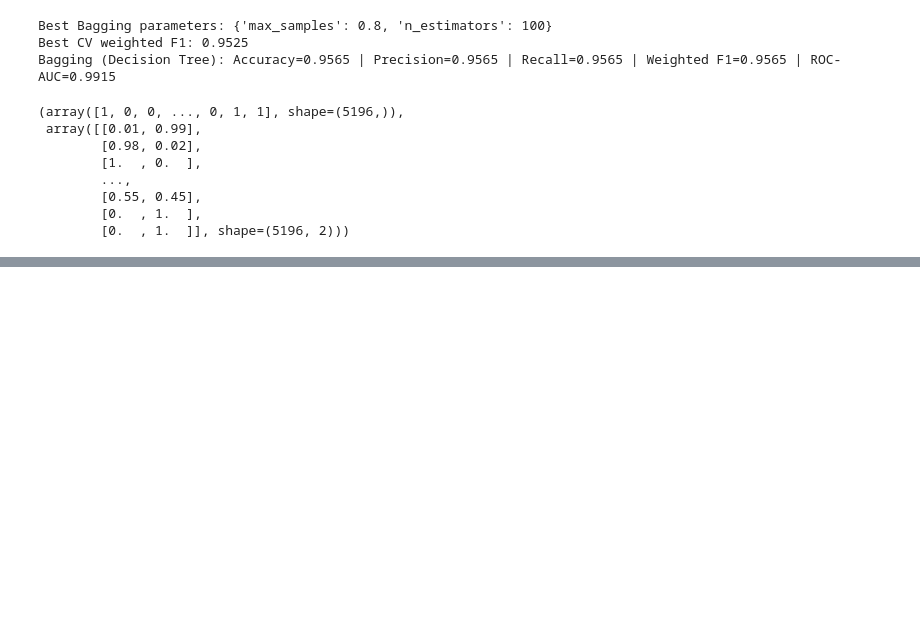
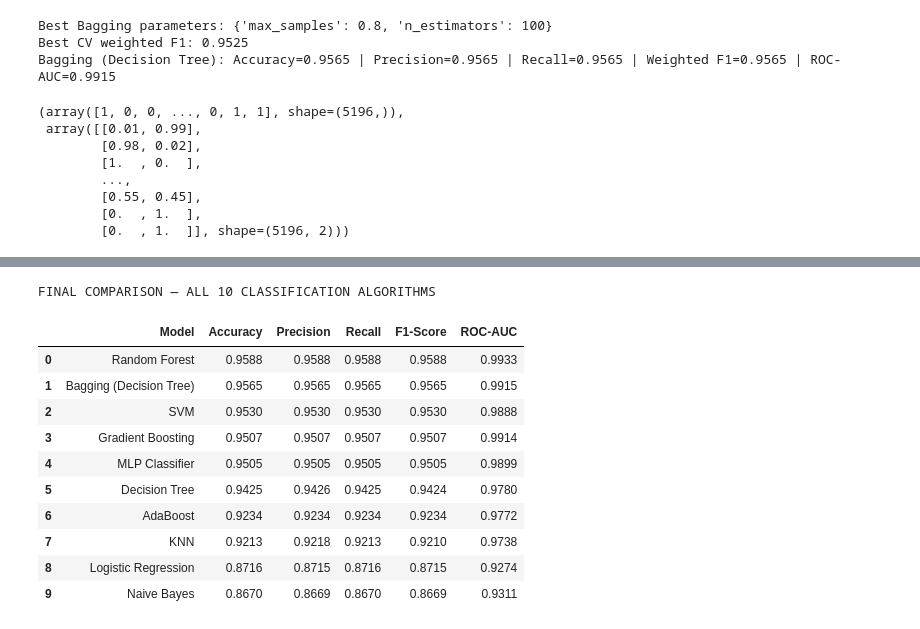
Before and after one commit to hemnath-28/ML-Evaulation-, a Jupyter notebook: notebooks/classification.ipynb, the cells around one changed output, grey strips where cells are left out. Cells and saved outputs as stored; diff of their text form; code cells hidden in the pictures; blank space fills up the shorter version.

```diff
--- a/notebooks/classification.ipynb
+++ b/notebooks/classification.ipynb
@@ -586,0 +621,22 @@ Bagging (Decision Tree): Accuracy=0.9565 | Precision=0.9565 | Recall=0.9565 | We
+# %%
+final_results_df = (
+    pd.DataFrame(results)
+    .drop_duplicates(subset=["Model"], keep="last")
+    .sort_values("F1-Score", ascending=False)
+    .reset_index(drop=True)
+)
+print("FINAL COMPARISON — ALL 10 CLASSIFICATION ALGORITHMS")
+display(final_results_df)
+# %% [output]
+FINAL COMPARISON — ALL 10 CLASSIFICATION ALGORITHMS
+|  | Model | Accuracy | Precision | Recall | F1-Score | ROC-AUC |
+| 0 | Random Forest | 0.9588 | 0.9588 | 0.9588 | 0.9588 | 0.9933 |
+| 1 | Bagging (Decision Tree) | 0.9565 | 0.9565 | 0.9565 | 0.9565 | 0.9915 |
+| 2 | SVM | 0.9530 | 0.9530 | 0.9530 | 0.9530 | 0.9888 |
+| 3 | Gradient Boosting | 0.9507 | 0.9507 | 0.9507 | 0.9507 | 0.9914 |
+| 4 | MLP Classifier | 0.9505 | 0.9505 | 0.9505 | 0.9505 | 0.9899 |
+| 5 | Decision Tree | 0.9425 | 0.9426 | 0.9425 | 0.9424 | 0.9780 |
+| 6 | AdaBoost | 0.9234 | 0.9234 | 0.9234 | 0.9234 | 0.9772 |
+| 7 | KNN | 0.9213 | 0.9218 | 0.9213 | 0.9210 | 0.9738 |
+| 8 | Logistic Regression | 0.8716 | 0.8715 | 0.8716 | 0.8715 | 0.9274 |
+| 9 | Naive Bayes | 0.8670 | 0.8669 | 0.8670 | 0.8669 | 0.9311 |
```
Also changed, not shown: parts of 9 cells of this notebook.
